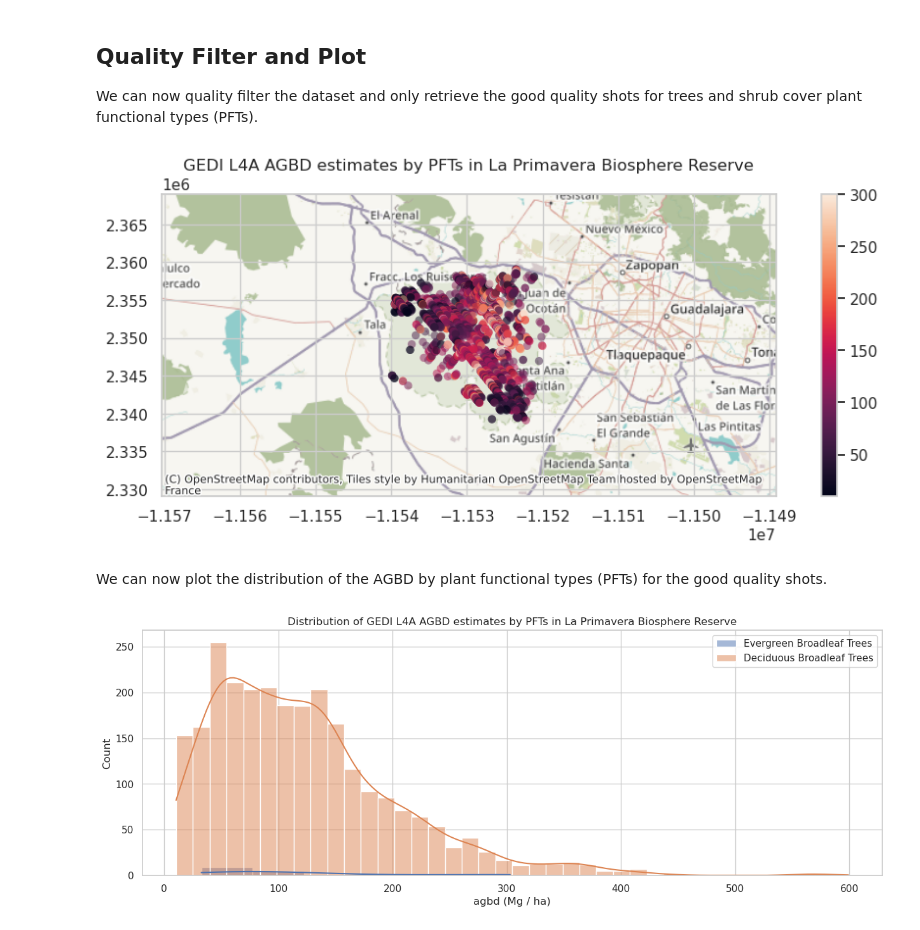
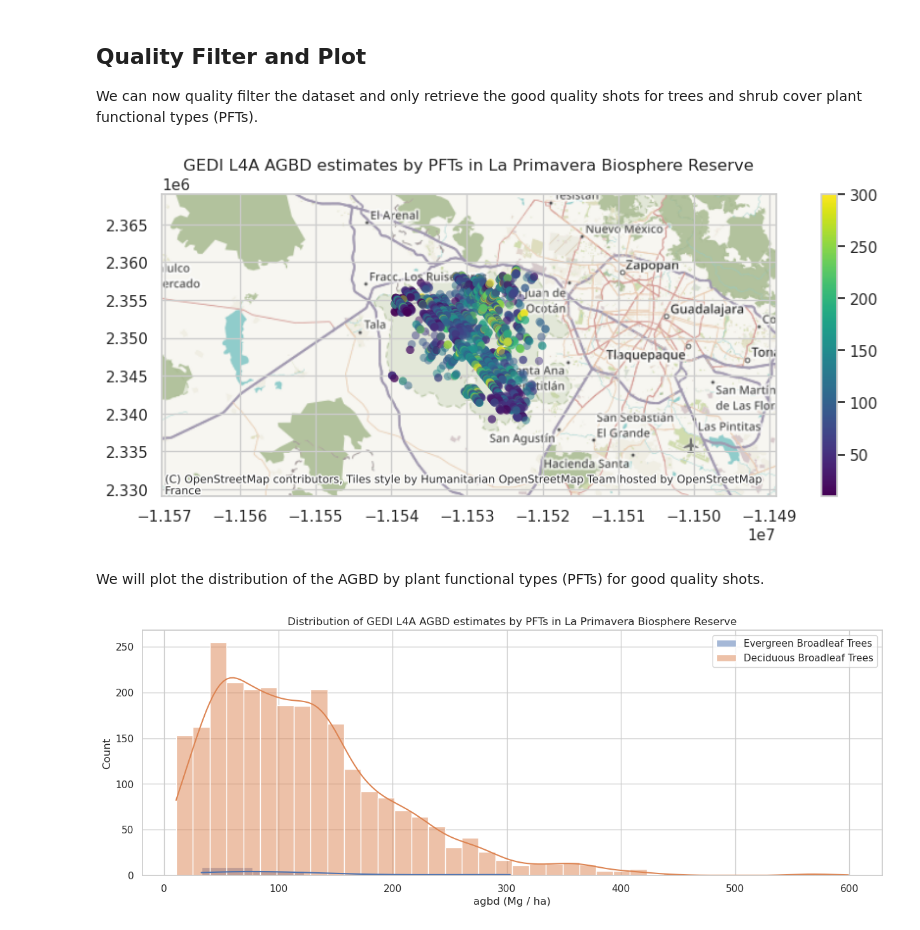
Before and after one commit to NASA-Openscapes/2023-ssc, a Jupyter notebook: tutorials/science/gedi-l4a-agbd.ipynb, the cells around one changed output. Drawn from its saved outputs; the diff is of its cells as text; code cells hidden in the pictures.

Commit message:
updating plot to viridis

```diff
--- a/tutorials/science/gedi-l4a-agbd.ipynb
+++ b/tutorials/science/gedi-l4a-agbd.ipynb
@@ -180,33 +180,34 @@ We can now quality filter the dataset and only retrieve the good quality shots f
 # %%
 # MCD12Q1 PFT types
 pft_legend = {0 : 'Water Bodies',
               1: 'Evergreen Needleleaf Trees',
               2: 'Evergreen Broadleaf Trees',
               3: 'Deciduous Needleleaf Trees',
               4: 'Deciduous Broadleaf Trees',
               5: 'Shrub',
               6: 'Grass',
               7: 'Cereal Croplands',
               8: 'Broadleaf Croplands',
               9: 'Urban and Built-up Lands',
               10: 'Permanent Snow and Ice',
               11: 'Barren',
               255: 'Unclassified'}
-# creating mask with good quality shots and trees/shrubs pft class
-mask = (subset_df['l4_quality_flag']==1) & (subset_df['pft_class'] <= 5 )
+
 # create geopandas dtframe
 gdf = gpd.GeoDataFrame(subset_df, geometry=gpd.points_from_xy(subset_df.lon_lowestmode, subset_df.lat_lowestmode))
+# wgs84 coordinate
 gdf.crs="EPSG:4326"
-# ax1=gdf_epsg3857.plot(color='white', alpha=0.3, linewidth=5, )
-ax1= gdf.to_crs(epsg=3857)[mask].plot(column='agbd', alpha=0.5, vmax=300,
+# creating mask with good quality shots and trees/shrubs pft class
+mask = (gdf['l4_quality_flag']==1) & (gdf['pft_class'] <= 5 )
+ax1= gdf.to_crs(epsg=3857)[mask].plot(column='agbd', alpha=0.5, vmax=300, cmap = 'viridis',
                                                       linewidth=0, legend=True, figsize=(12, 4))
 plt.margins(y=0.5, x=1.5)
 plt.title('GEDI L4A AGBD estimates by PFTs in La Primavera Biosphere Reserve')
 ctx.add_basemap(ax1)
 # %% [output]
-[figure, old version]
+[figure, new version]
 # %% [markdown]
-We can now plot the distribution of the AGBD by plant functional types (PFTs) for the good quality shots.
+We will plot the distribution of the AGBD by plant functional types (PFTs) for good quality shots.
 # %%
 plt.figure(figsize=(15,5))
 ax = gdf[mask].groupby('pft_class')['agbd'].\
```
Also changed, not shown: parts of 7 cells of this notebook.
